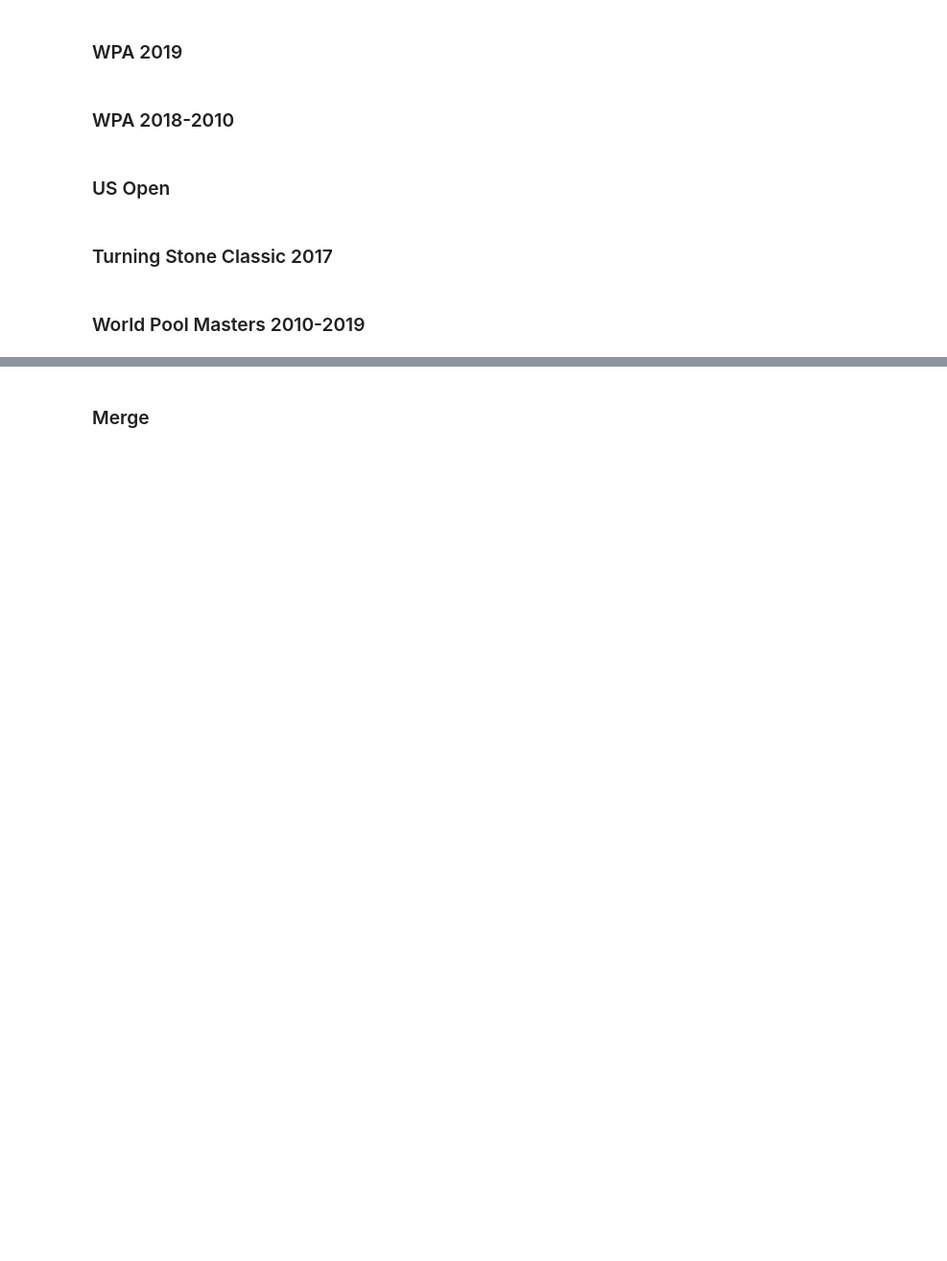
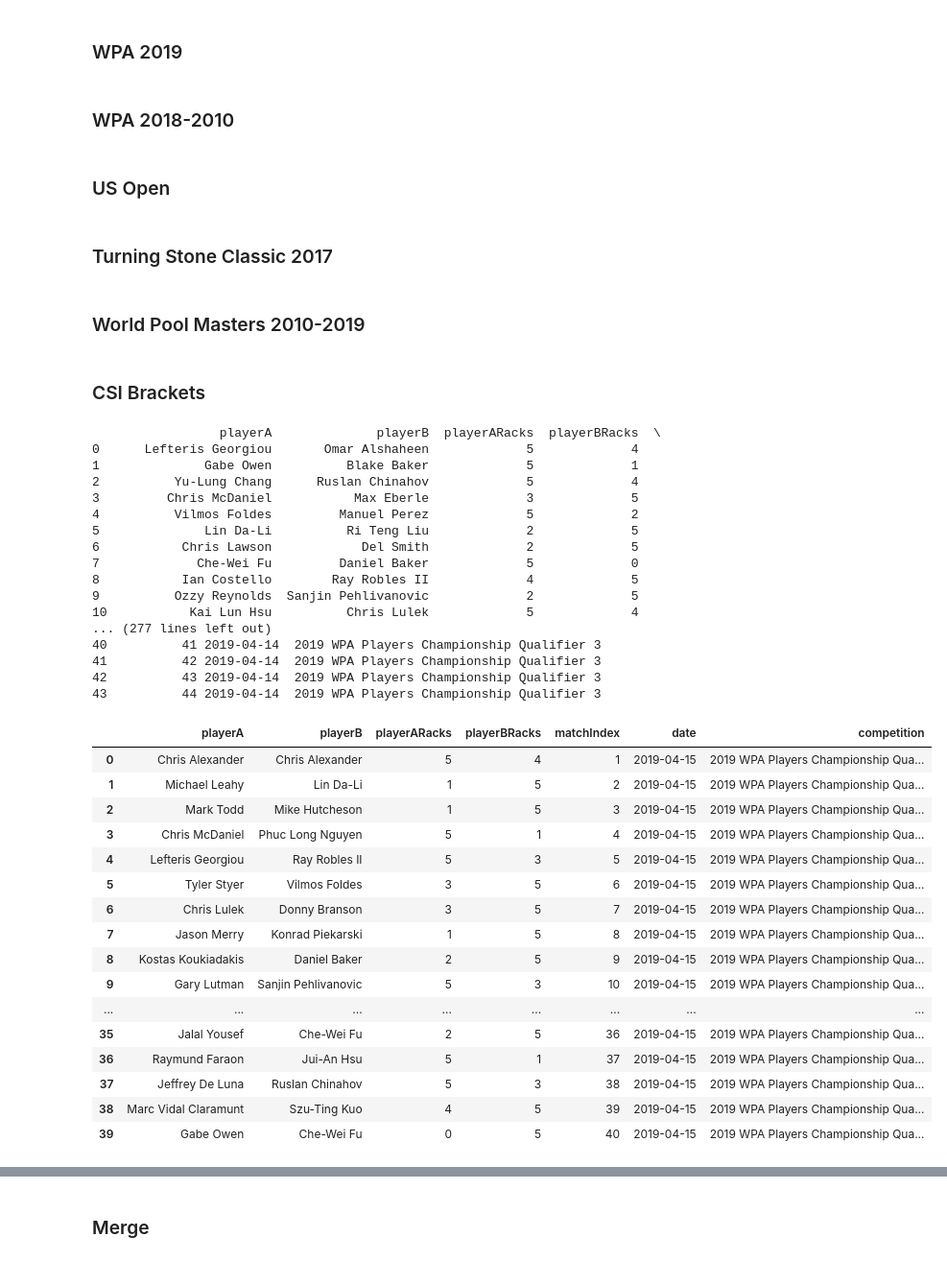
Before and after one commit to sethbilliau/SportsAnalytics, a Jupyter notebook: final/cuescoreScraper.ipynb, the cells around one changed output, grey strips where cells are left out. Shown at 96% size. Drawn from its saved outputs; the diff is of its cells as text; code cells hidden in the pictures; blank space fills up the shorter version.

Commit message:
CSI data

```diff
--- a/final/cuescoreScraper.ipynb
+++ b/final/cuescoreScraper.ipynb
@@ -828,3 +873,11 @@ tstone['competition'] = "2017 Turning Stone Classic XXVII 9-Ball Open"
 # %%
 wpm = pd.read_csv('data/worldpoolmasters.csv')
 wpm.date = pd.to_datetime(wpm['date'])
+# %% [markdown]
+### CSI Brackets
+# %%
+url = "https://ctsondemand.com/mobilebracketviewer.aspx?BracketID=d3cb7d4f-47f1-485e-9f61-6206391d2541"
+my_page = requests.get(url)
+# %%
+# Use content
+soup = BeautifulSoup(my_page.content, "html.parser")
@@ -830,0 +927,60 @@ wpm.date = pd.to_datetime(wpm['date'])
+# %%
+
+# WPA 2019 Players Championship Qualifier 1
+url = "https://ctsondemand.com/mobilebracketviewer.aspx?BracketID=d91d9c85-ec0c-4c66-a6d6-71c1d992807f"
+wpaPlayers1 = CSI_scraper(url, datetime.datetime(2019, 4, 12), "2019 WPA Players Championship Qualifier 1")
+wpaPlayers1.to_csv("data/2019WPAPlayersChampionshipQual1.csv")
+print(wpaPlayers1)
+
+# WPA 2019 Players Championship Qualifier 2
+url = "https://ctsondemand.com/mobilebracketviewer.aspx?BracketID=d4e1f2bd-3ced-44e0-8231-0ac94a3e588d"
+wpaPlayers2 = CSI_scraper(url, datetime.datetime(2019, 4, 13), "2019 WPA Players Championship Qualifier 2")
+wpaPlayers2.to_csv("data/2019WPAPlayersChampionshipQual2.csv")
+print(wpaPlayers2)
+
+# WPA 2019 Players Championship Qualifier 3
+url = 'https://ctsondemand.com/mobilebracketviewer.aspx?BracketID=59c77d29-0585-4a69-a540-e5aa9bc6476c'
+wpaPlayers3 = CSI_scraper(url, datetime.datetime(2019, 4, 14), "2019 WPA Players Championship Qualifier 3")
+wpaPlayers3.to_csv("data/2019WPAPlayersChampionshipQual3.csv")
+print(wpaPlayers3)
+
+# WPA 2019 Players Championship Qualifier 4
+url = 'https://ctsondemand.com/mobilebracketviewer.aspx?BracketID=7b9973e7-a6cc-460e-bb0e-2457a96e1843'
+wpaPlayers4 = CSI_scraper(url, datetime.datetime(2019, 4, 15), "2019 WPA Players Championship Qualifier 4")
+wpaPlayers4.to_csv("data/2019WPAPlayersChampionshipQual4.csv")
+wpaPlayers4
+# %% [output]
+                 playerA              playerB  playerARacks  playerBRacks  \
+0      Lefteris Georgiou       Omar Alshaheen             5             4
+1              Gabe Owen          Blake Baker             5             1
+2          Yu-Lung Chang      Ruslan Chinahov             5             4
+3         Chris McDaniel           Max Eberle             3             5
+4          Vilmos Foldes         Manuel Perez             5             2
+5              Lin Da-Li          Ri Teng Liu             2             5
+6           Chris Lawson            Del Smith             2             5
+7             Che-Wei Fu         Daniel Baker             5             0
+8           Ian Costello        Ray Robles II             4             5
+9          Ozzy Reynolds  Sanjin Pehlivanovic             2             5
+10           Kai Lun Hsu          Chris Lulek             5             4
+... (277 lines left out)
+40          41 2019-04-14  2019 WPA Players Championship Qualifier 3
+41          42 2019-04-14  2019 WPA Players Championship Qualifier 3
+42          43 2019-04-14  2019 WPA Players Championship Qualifier 3
+43          44 2019-04-14  2019 WPA Players Championship Qualifier 3
+|  | playerA | playerB | playerARacks | playerBRacks | matchIndex | date | competition |
+| 0 | Chris Alexander | Chris Alexander | 5 | 4 | 1 | 2019-04-15 | 2019 WPA Players Championship Qua... |
+| 1 | Michael Leahy | Lin Da-Li | 1 | 5 | 2 | 2019-04-15 | 2019 WPA Players Championship Qua... |
+| 2 | Mark Todd | Mike Hutcheson | 1 | 5 | 3 | 2019-04-15 | 2019 WPA Players Championship Qua... |
+| 3 | Chris McDaniel | Phuc Long Nguyen | 5 | 1 | 4 | 2019-04-15 | 2019 WPA Players Championship Qua... |
+| 4 | Lefteris Georgiou | Ray Robles II | 5 | 3 | 5 | 2019-04-15 | 2019 WPA Players Championship Qua... |
+| 5 | Tyler Styer | Vilmos Foldes | 3 | 5 | 6 | 2019-04-15 | 2019 WPA Players Championship Qua... |
+| 6 | Chris Lulek | Donny Branson | 3 | 5 | 7 | 2019-04-15 | 2019 WPA Players Championship Qua... |
+| 7 | Jason Merry | Konrad Piekarski | 1 | 5 | 8 | 2019-04-15 | 2019 WPA Players Championship Qua... |
+| 8 | Kostas Koukiadakis | Daniel Baker | 2 | 5 | 9 | 2019-04-15 | 2019 WPA Players Championship Qua... |
+| 9 | Gary Lutman | Sanjin Pehlivanovic | 5 | 3 | 10 | 2019-04-15 | 2019 WPA Players Championship Qua... |
+| ... | ... | ... | ... | ... | ... | ... | ... |
+| 35 | Jalal Yousef | Che-Wei Fu | 2 | 5 | 36 | 2019-04-15 | 2019 WPA Players Championship Qua... |
+| 36 | Raymund Faraon | Jui-An Hsu | 5 | 1 | 37 | 2019-04-15 | 2019 WPA Players Championship Qua... |
+| 37 | Jeffrey De Luna | Ruslan Chinahov | 5 | 3 | 38 | 2019-04-15 | 2019 WPA Players Championship Qua... |
+| 38 | Marc Vidal Claramunt | Szu-Ting Kuo | 4 | 5 | 39 | 2019-04-15 | 2019 WPA Players Championship Qua... |
+| 39 | Gabe Owen | Che-Wei Fu | 0 | 5 | 40 | 2019-04-15 | 2019 WPA Players Championship Qua... |
```
Also changed, not shown: parts of 11 cells of this notebook, 6 other files.
